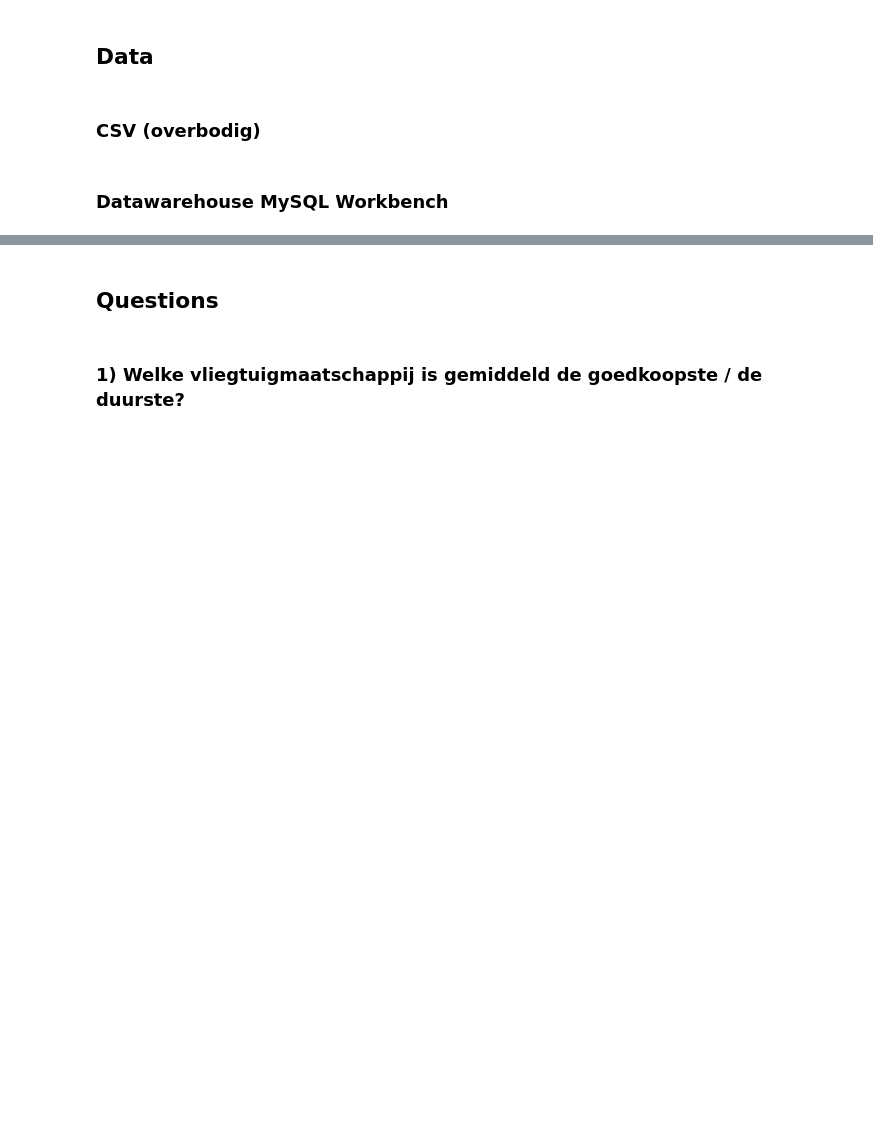
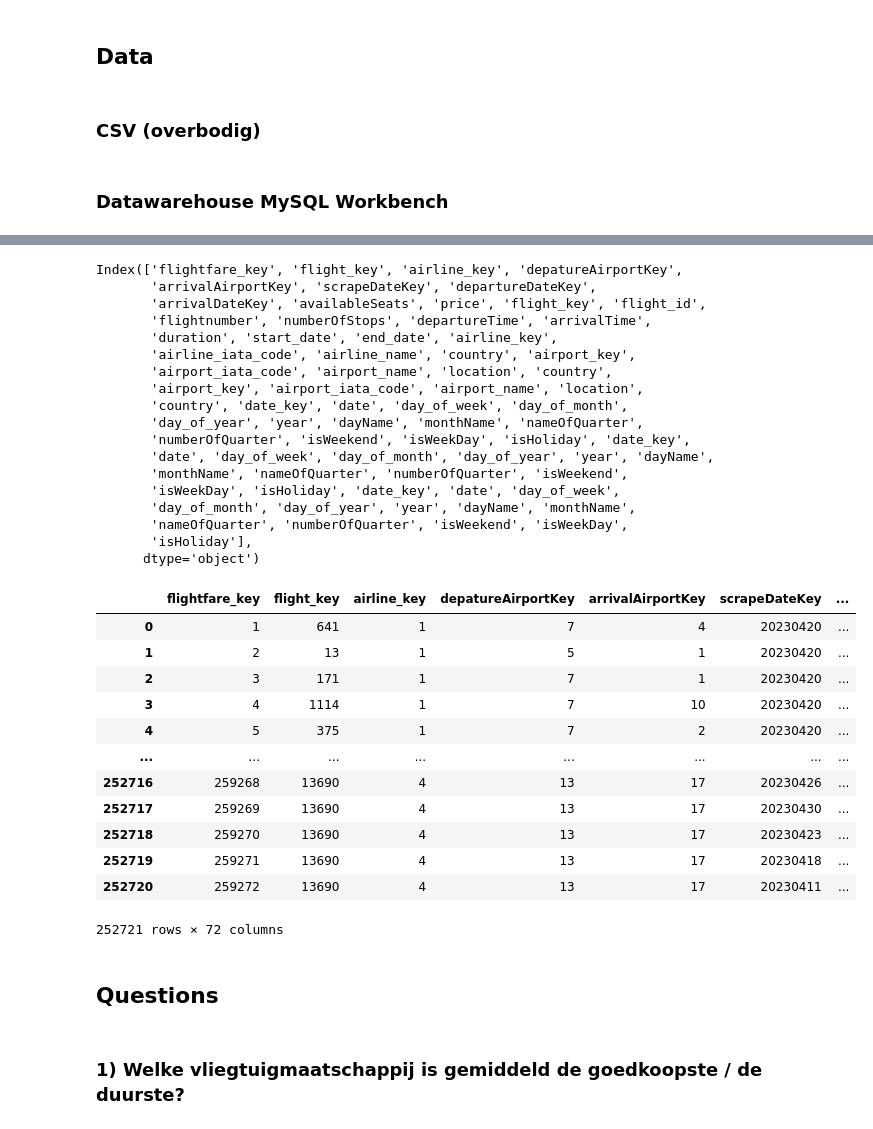
Before and after one commit to kyanamarckx/Data-Engineering-Project, a Jupyter notebook: analyse/analyse.ipynb, the cells around one changed output, grey strips where cells are left out. Drawn from its saved outputs; the diff is of its cells as text; code cells hidden in the pictures; blank space fills up the shorter version.

```diff
--- a/analyse/analyse.ipynb
+++ b/analyse/analyse.ipynb
@@ -94,40 +98,87 @@ cursor.execute("SELECT * FROM dimdate")
 rows_date = cursor.fetchall()
 
 cursor.execute("SELECT * FROM dimflight")
 rows_flight = cursor.fetchall()
 
 cursor.execute("SELECT * FROM factflightfare")
 rows_fact = cursor.fetchall()
 
 
 # remove the first line with null values
 rows_airline = rows_airline[1:]
 rows_airport = rows_airport[1:]
 rows_date = rows_date[1:]
 rows_flight = rows_flight[1:]
 rows_fact = rows_fact[1:]
 
 # create dataframes
 df_airline = pd.DataFrame(rows_airline, columns=[i[0] for i in columns_airline])
 df_airport = pd.DataFrame(rows_airport, columns=[i[0] for i in columns_airport])
 df_date = pd.DataFrame(rows_date, columns=[i[0] for i in columns_date])
 df_flight = pd.DataFrame(rows_flight, columns=[i[0] for i in columns_flight])
 df_fact = pd.DataFrame(rows_fact, columns=[i[0] for i in columns_fact])
 
 # create a new dataframe with all the data
-df = pd.merge(df_fact, df_flight, on='flight_key')
-df = pd.merge(df, df_airline, on='airline_key')
-df = pd.merge(df, df_airport, left_on='depatureAirportKey', right_on='airport_key')
-df = pd.merge(df, df_airport, left_on='arrivalAirportKey', right_on='airport_key')
-df = pd.merge(df, df_date, left_on='scrapeDateKey', right_on='date_key')
-df = pd.merge(df, df_date, left_on='departureDateKey', right_on='date_key')
-df = pd.merge(df, df_date, left_on='arrivalDateKey', right_on='date_key')
+# df = pd.merge(df_fact, df_flight, on='flight_key')
+# df = pd.merge(df, df_airline, on='airline_key')
+# df = pd.merge(df, df_airport, left_on='depatureAirportKey', right_on='airport_key')
+# df = pd.merge(df, df_airport, left_on='arrivalAirportKey', right_on='airport_key', how='inner')
+# df = pd.merge(df, df_date, left_on='scrapeDateKey', right_on='date_key')
+# df = pd.merge(df, df_date, left_on='departureDateKey', right_on='date_key')
+# df = pd.merge(df, df_date, left_on='arrivalDateKey', right_on='date_key')
+
+# create the query to connect the tables
+query = """
+SELECT * FROM factflightfare
+INNER JOIN dimflight ON factflightfare.flight_key = dimflight.flight_key
+INNER JOIN dimairline ON factflightfare.airline_key = dimairline.airline_key
+INNER JOIN dimairport AS dep_airport ON factflightfare.depatureAirportKey = dep_airport.airport_key
+INNER JOIN dimairport AS arr_airport ON factflightfare.arrivalAirportKey = arr_airport.airport_key
+INNER JOIN dimdate AS scrape_date ON factflightfare.scrapeDateKey = scrape_date.date_key
+INNER JOIN dimdate AS dep_date ON factflightfare.departureDateKey = dep_date.date_key
+INNER JOIN dimdate AS arr_date ON factflightfare.arrivalDateKey = arr_date.date_key
+"""
+
+# create the dataframe
+df = pd.read_sql(query, dwh)
 
 # show the columns of the df
 print(df.columns)
 
 # show the df
 df
+# %% [output]
+Index(['flightfare_key', 'flight_key', 'airline_key', 'depatureAirportKey',
+       'arrivalAirportKey', 'scrapeDateKey', 'departureDateKey',
+       'arrivalDateKey', 'availableSeats', 'price', 'flight_key', 'flight_id',
+       'flightnumber', 'numberOfStops', 'departureTime', 'arrivalTime',
+       'duration', 'start_date', 'end_date', 'airline_key',
+       'airline_iata_code', 'airline_name', 'country', 'airport_key',
+       'airport_iata_code', 'airport_name', 'location', 'country',
+       'airport_key', 'airport_iata_code', 'airport_name', 'location',
+       'country', 'date_key', 'date', 'day_of_week', 'day_of_month',
+       'day_of_year', 'year', 'dayName', 'monthName', 'nameOfQuarter',
+       'numberOfQuarter', 'isWeekend', 'isWeekDay', 'isHoliday', 'date_key',
+       'date', 'day_of_week', 'day_of_month', 'day_of_year', 'year', 'dayName',
+       'monthName', 'nameOfQuarter', 'numberOfQuarter', 'isWeekend',
+       'isWeekDay', 'isHoliday', 'date_key', 'date', 'day_of_week',
+       'day_of_month', 'day_of_year', 'year', 'dayName', 'monthName',
+       'nameOfQuarter', 'numberOfQuarter', 'isWeekend', 'isWeekDay',
+       'isHoliday'],
+      dtype='object')
+|  | flightfare_key | flight_key | airline_key | depatureAirportKey | arrivalAirportKey | scrapeDateKey | ... |
+| 0 | 1 | 641 | 1 | 7 | 4 | 20230420 | ... |
+| 1 | 2 | 13 | 1 | 5 | 1 | 20230420 | ... |
+| 2 | 3 | 171 | 1 | 7 | 1 | 20230420 | ... |
+| 3 | 4 | 1114 | 1 | 7 | 10 | 20230420 | ... |
+| 4 | 5 | 375 | 1 | 7 | 2 | 20230420 | ... |
+| ... | ... | ... | ... | ... | ... | ... | ... |
+| 252716 | 259268 | 13690 | 4 | 13 | 17 | 20230426 | ... |
+| 252717 | 259269 | 13690 | 4 | 13 | 17 | 20230430 | ... |
+| 252718 | 259270 | 13690 | 4 | 13 | 17 | 20230423 | ... |
+| 252719 | 259271 | 13690 | 4 | 13 | 17 | 20230418 | ... |
+| 252720 | 259272 | 13690 | 4 | 13 | 17 | 20230411 | ... |
+252721 rows × 72 columns
 # %% [markdown]
 ## Questions
 # %% [markdown]
```
Also changed, not shown: parts of 5 cells of this notebook.
